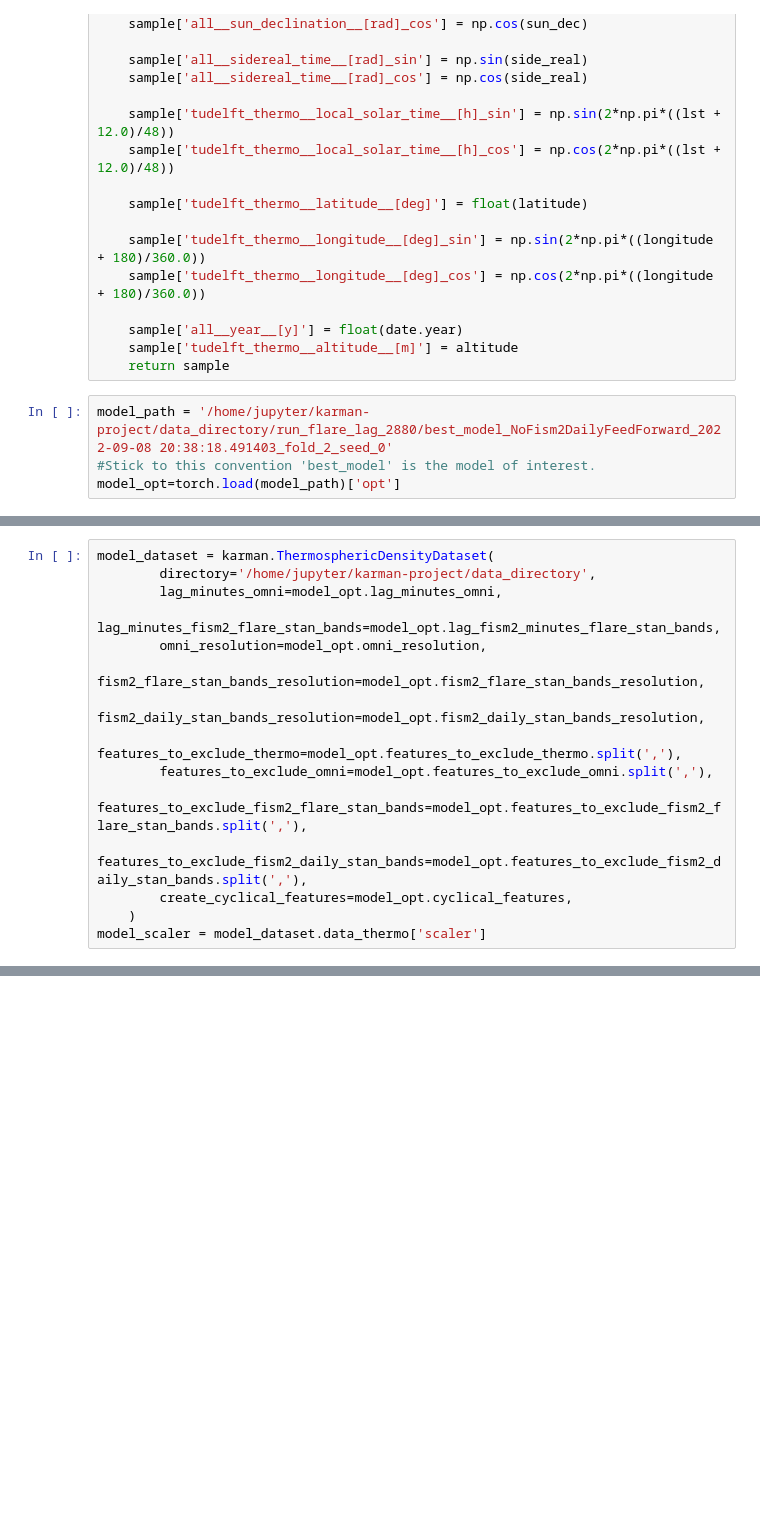
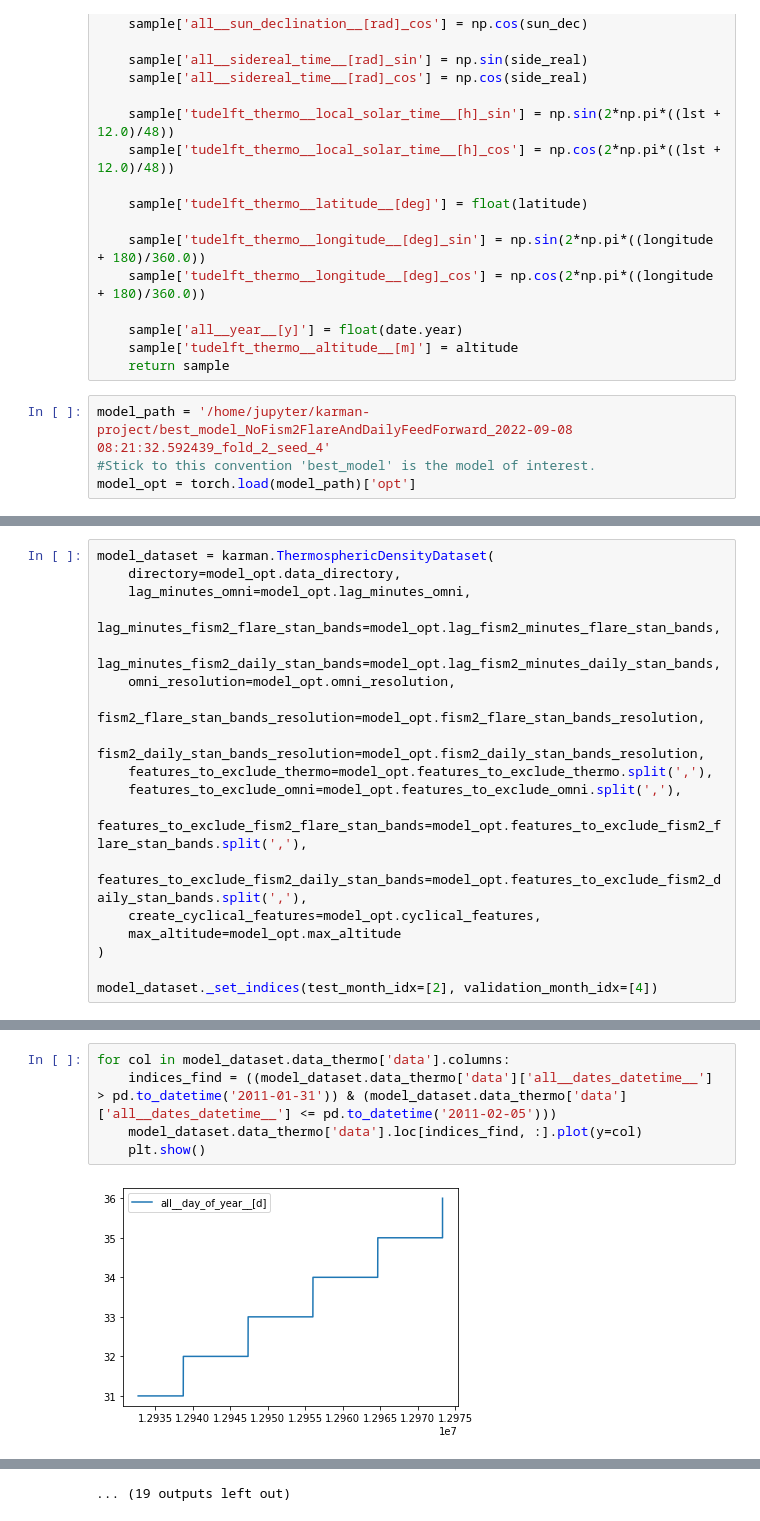
Before and after one commit to spaceml-org/karman, a Jupyter notebook: notebooks/space.ipynb, the cells around one changed output, grey strips where cells are left out. Drawn from its saved outputs; the diff is of its cells as text; blank space fills up the shorter version.

```diff
--- a/notebooks/space.ipynb
+++ b/notebooks/space.ipynb
@@ -71,6 +71,6 @@ def create_datapoint(date, longitude, latitude, altitude):
     sample['tudelft_thermo__altitude__[m]'] = altitude
     return sample
 # %%
-model_path = '/home/jupyter/karman-project/data_directory/run_flare_lag_2880/best_model_NoFism2DailyFeedForward_2022-09-08 20:38:18.491403_fold_2_seed_0'
+model_path = '/home/jupyter/karman-project/best_model_NoFism2FlareAndDailyFeedForward_2022-09-08 08:21:32.592439_fold_2_seed_4'
 #Stick to this convention 'best_model' is the model of interest.
-model_opt=torch.load(model_path)['opt']
+model_opt = torch.load(model_path)['opt']
@@ -77,18 +108,21 @@ model_opt=torch.load(model_path)['opt']
 # %%
 model_dataset = karman.ThermosphericDensityDataset(
-        directory='/home/jupyter/karman-project/data_directory',
-        lag_minutes_omni=model_opt.lag_minutes_omni,
-        lag_minutes_fism2_flare_stan_bands=model_opt.lag_fism2_minutes_flare_stan_bands,
-        omni_resolution=model_opt.omni_resolution,
-        fism2_flare_stan_bands_resolution=model_opt.fism2_flare_stan_bands_resolution,
-        fism2_daily_stan_bands_resolution=model_opt.fism2_daily_stan_bands_resolution,
-        features_to_exclude_thermo=model_opt.features_to_exclude_thermo.split(','),
-        features_to_exclude_omni=model_opt.features_to_exclude_omni.split(','),
-        features_to_exclude_fism2_flare_stan_bands=model_opt.features_to_exclude_fism2_flare_stan_bands.split(','),
-        features_to_exclude_fism2_daily_stan_bands=model_opt.features_to_exclude_fism2_daily_stan_bands.split(','),
-        create_cyclical_features=model_opt.cyclical_features,
-    )
-model_scaler = model_dataset.data_thermo['scaler']
+    directory=model_opt.data_directory,
+    lag_minutes_omni=model_opt.lag_minutes_omni,
+    lag_minutes_fism2_flare_stan_bands=model_opt.lag_fism2_minutes_flare_stan_bands,
+    lag_minutes_fism2_daily_stan_bands=model_opt.lag_fism2_minutes_daily_stan_bands,
+    omni_resolution=model_opt.omni_resolution,
+    fism2_flare_stan_bands_resolution=model_opt.fism2_flare_stan_bands_resolution,
+    fism2_daily_stan_bands_resolution=model_opt.fism2_daily_stan_bands_resolution,
+    features_to_exclude_thermo=model_opt.features_to_exclude_thermo.split(','),
+    features_to_exclude_omni=model_opt.features_to_exclude_omni.split(','),
+    features_to_exclude_fism2_flare_stan_bands=model_opt.features_to_exclude_fism2_flare_stan_bands.split(','),
+    features_to_exclude_fism2_daily_stan_bands=model_opt.features_to_exclude_fism2_daily_stan_bands.split(','),
+    create_cyclical_features=model_opt.cyclical_features,
+    max_altitude=model_opt.max_altitude
+)
+
+model_dataset._set_indices(test_month_idx=[2], validation_month_idx=[4])
 # %% [output]
 Loading Omni.
 Loading FISM2 Flare Stan bands.
@@ -134,0 +256,7 @@ space_x_dataset.time_series_data['fism2_flare_stan_bands']['data'].head()
+# %%
+for col in model_dataset.data_thermo['data'].columns:
+    indices_find = ((model_dataset.data_thermo['data']['all__dates_datetime__'] > pd.to_datetime('2011-01-31')) & (model_dataset.data_thermo['data']['all__dates_datetime__'] <= pd.to_datetime('2011-02-05')))
+    model_dataset.data_thermo['data'].loc[indices_find, :].plot(y=col)
+    plt.show()
+# %% [output]
+[figure, added]
@@ -134,0 +274 @@ space_x_dataset.time_series_data['fism2_flare_stan_bands']['data'].head()
+... (19 outputs left out)
```
Also changed, not shown: parts of 15 cells of this notebook.
